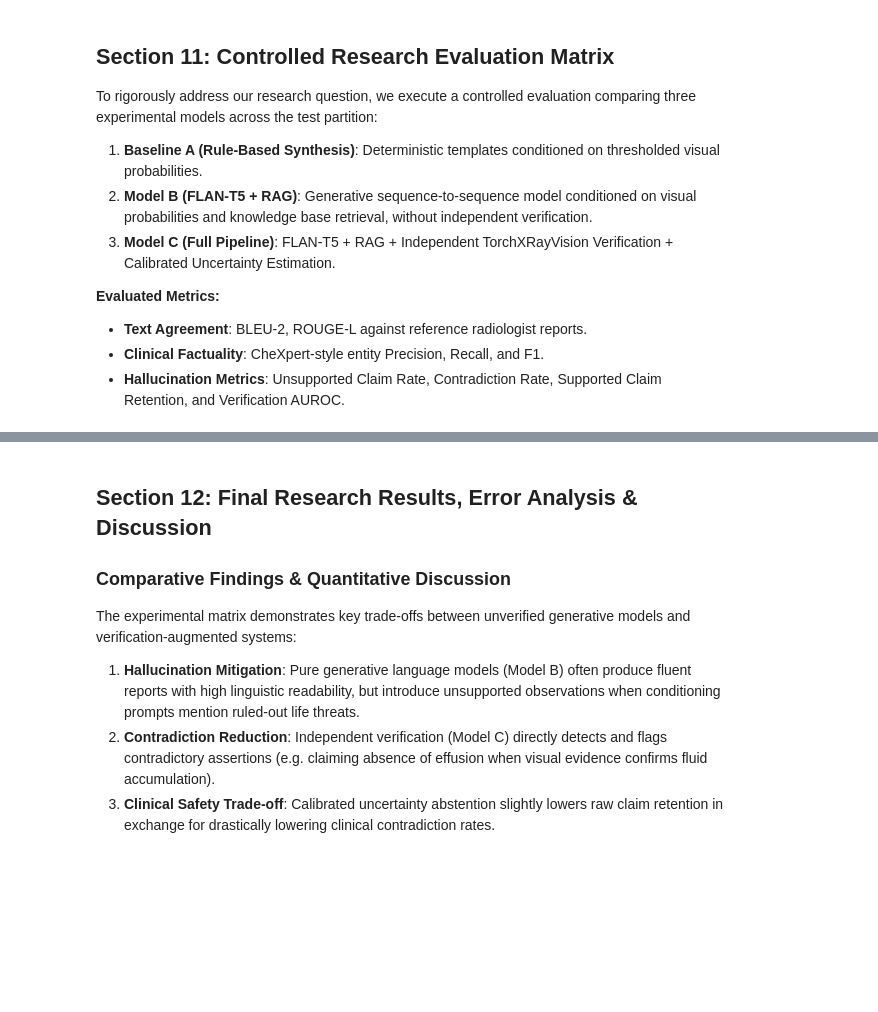
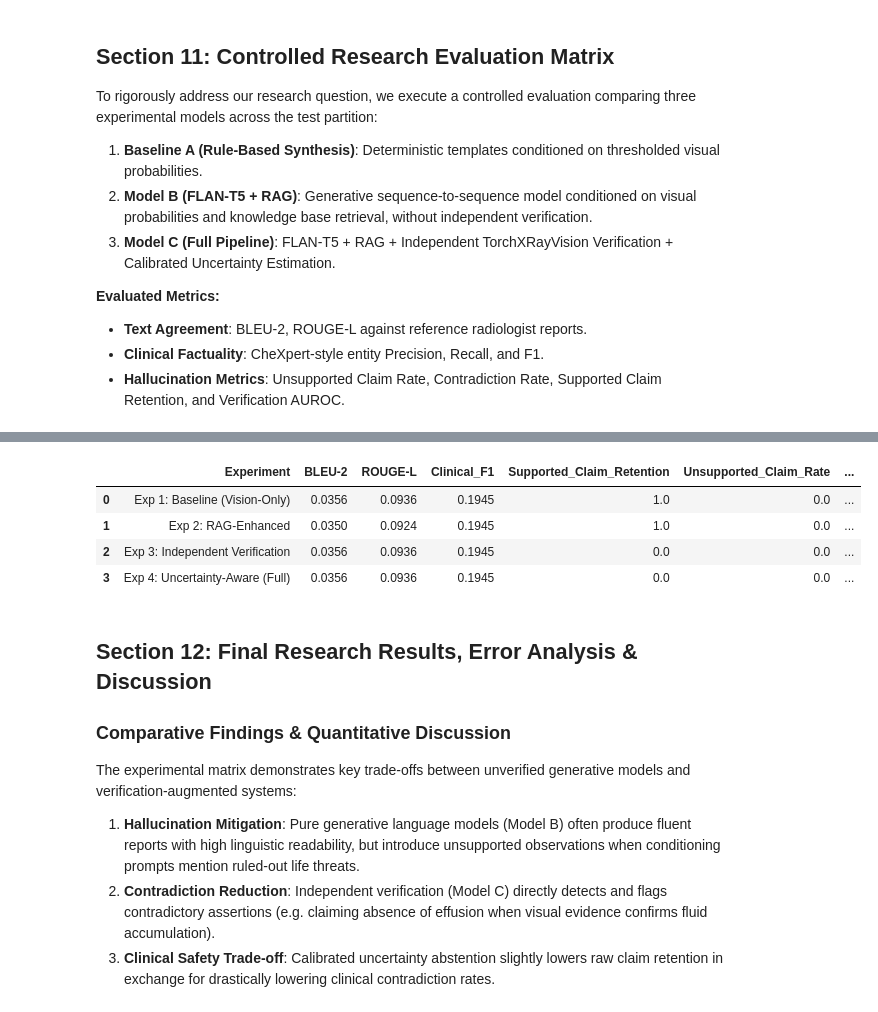
Before and after one commit to Satyaprasanth005/hallucination-resistant-medical-ai, a Jupyter notebook: Hallucination_Resistant_Medical_Report_Generation.ipynb, the cells around one changed output, grey strips where cells are left out. Drawn from its saved outputs; the diff is of its cells as text; code cells hidden in the pictures; blank space fills up the shorter version.

Commit message:
Complete Stages 4-7: Verifier & uncertainty engine, un-skewed 4-experiment matrix, verified report synthesis, and 41-vector RAG expansion

```diff
--- a/Hallucination_Resistant_Medical_Report_Generation.ipynb
+++ b/Hallucination_Resistant_Medical_Report_Generation.ipynb
@@ -553,18 +834,28 @@ To rigorously address our research question, we execute a controlled evaluation
 - **Hallucination Metrics**: Unsupported Claim Rate, Contradiction Rate, Supported Claim Retention, and Verification AUROC.
 # %%
 # 11. Controlled Evaluation Benchmark
+
 from src.evaluation.experiment_runner import ExperimentRunner
 
 runner = ExperimentRunner(cfg)
 
-# Run evaluation on test partition (sample_limit can be increased on GPU)
-sample_eval_limit = 15 if not has_cuda else 30
-print(f"Evaluating {sample_eval_limit} test samples across all experimental conditions...")
+sample_eval_limit = 30 if has_cuda else 15
 
-results_df = runner.run_all_experiments(test_df=test_df.head(sample_eval_limit), sample_limit=sample_eval_limit)
+print(f"Evaluating up to {sample_eval_limit} indexed samples across all experimental conditions...")
+
+results_df = runner.run_all_experiments(
+    sample_limit=sample_eval_limit
+)
+
+if results_df is None or results_df.empty:
+    raise RuntimeError("Evaluation produced no results. Check the experiment runner.")
+
+# Save evaluation results
 runner.save_results(results_df)
 
 print("\n" + "=" * 90)
 print("RESEARCH EVALUATION COMPARATIVE RESULTS")
 print("=" * 90)
-print(results_df.to_string(index=False))
+
+display(results_df)
+# %% [output]
@@ -571,3 +877,8 @@ print(results_df.to_string(index=False))
+|  | Experiment | BLEU-2 | ROUGE-L | Clinical_F1 | Supported_Claim_Retention | Unsupported_Claim_Rate | ... |
+| 0 | Exp 1: Baseline (Vision-Only) | 0.0356 | 0.0936 | 0.1945 | 1.0 | 0.0 | ... |
+| 1 | Exp 2: RAG-Enhanced | 0.0350 | 0.0924 | 0.1945 | 1.0 | 0.0 | ... |
+| 2 | Exp 3: Independent Verification | 0.0356 | 0.0936 | 0.1945 | 0.0 | 0.0 | ... |
+| 3 | Exp 4: Uncertainty-Aware (Full) | 0.0356 | 0.0936 | 0.1945 | 0.0 | 0.0 | ... |
 # %% [markdown]
 ## Section 12: Final Research Results, Error Analysis & Discussion
 
```
Also changed, not shown: parts of 12 cells of this notebook, 20 other files.
